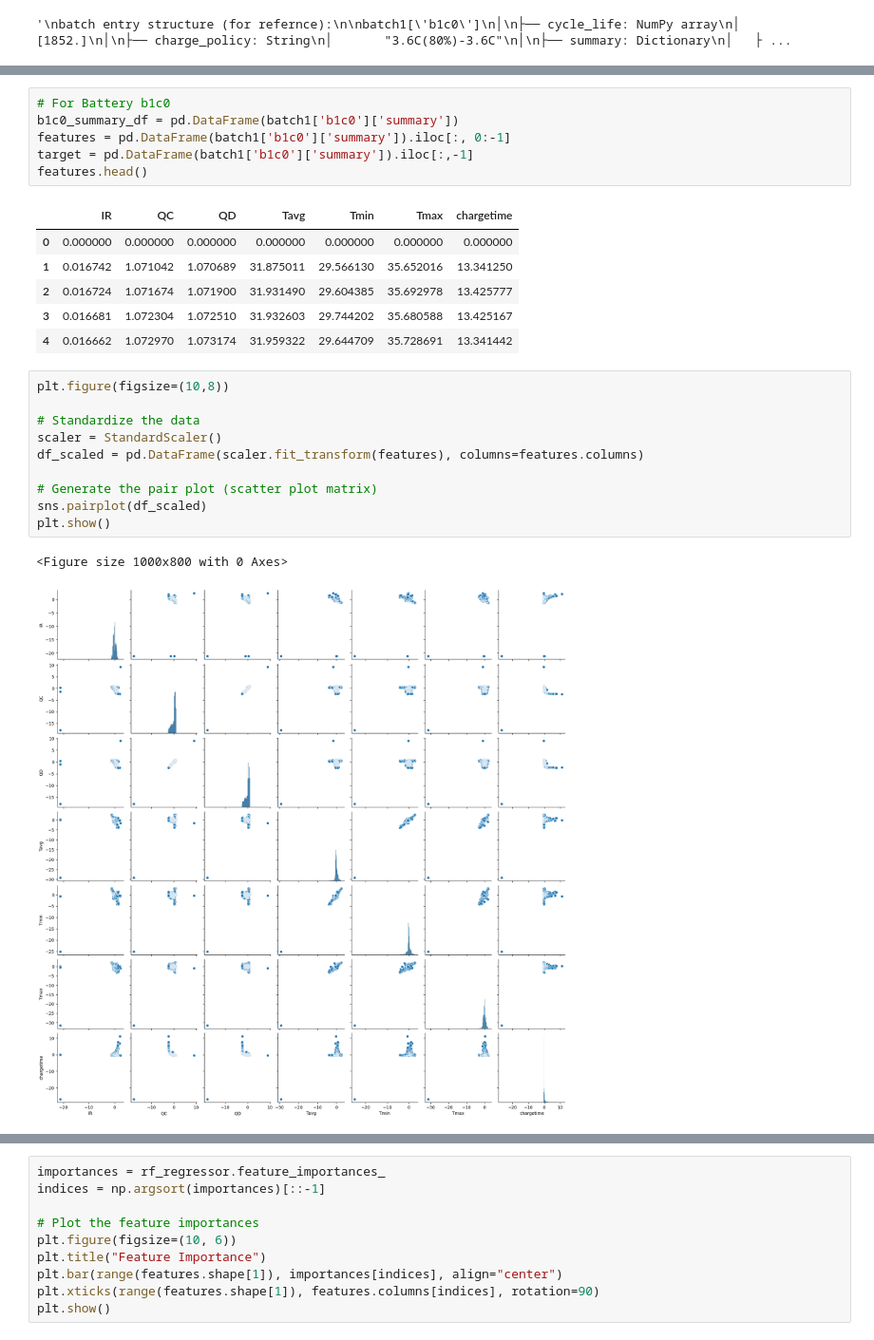
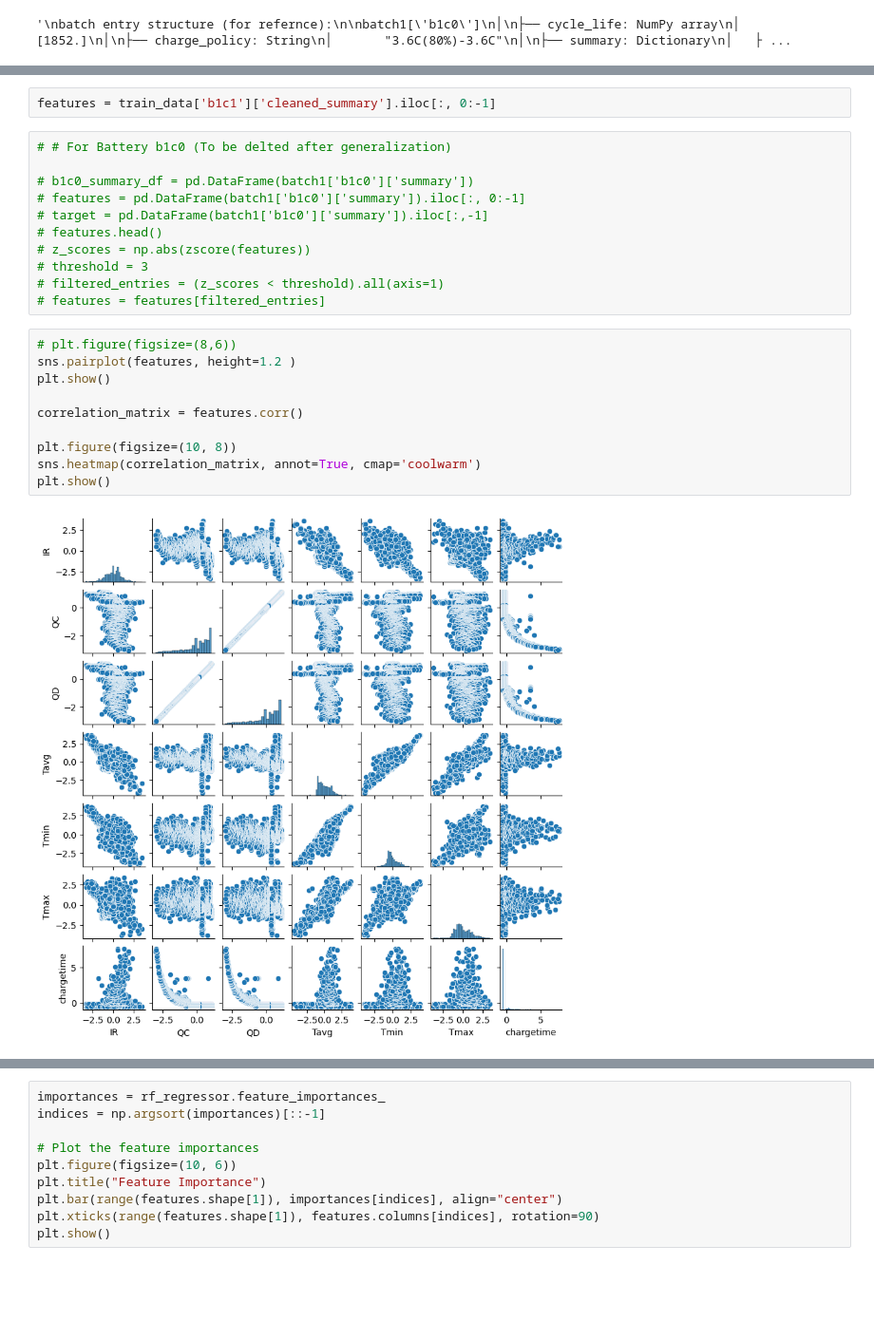
Before and after one commit to marif5/dd_battery_mdl, a Jupyter notebook: Load Data_update.ipynb, the cells around one changed output, grey strips where cells are left out. Shown at 95% size. Drawn from its saved outputs; the diff is of its cells as text; blank space fills up the shorter version.

```diff
--- a/Load Data_update.ipynb
+++ b/Load Data_update.ipynb
@@ -213,26 +210,25 @@ plt.show()
+# %%
+features = train_data['b1c1']['cleaned_summary'].iloc[:, 0:-1]
 # %%
-# For Battery b1c0
-b1c0_summary_df = pd.DataFrame(batch1['b1c0']['summary'])
-features = pd.DataFrame(batch1['b1c0']['summary']).iloc[:, 0:-1]
-target = pd.DataFrame(batch1['b1c0']['summary']).iloc[:,-1]
-features.head()
+# # For Battery b1c0 (To be delted after generalization)
+
+# b1c0_summary_df = pd.DataFrame(batch1['b1c0']['summary'])
+# features = pd.DataFrame(batch1['b1c0']['summary']).iloc[:, 0:-1]
+# target = pd.DataFrame(batch1['b1c0']['summary']).iloc[:,-1]
+# features.head()
+# z_scores = np.abs(zscore(features))
+# threshold = 3
+# filtered_entries = (z_scores < threshold).all(axis=1)
+# features = features[filtered_entries]
-# %% [output]
-|  | IR | QC | QD | Tavg | Tmin | Tmax | chargetime |
-| 0 | 0.000000 | 0.000000 | 0.000000 | 0.000000 | 0.000000 | 0.000000 | 0.000000 |
-| 1 | 0.016742 | 1.071042 | 1.070689 | 31.875011 | 29.566130 | 35.652016 | 13.341250 |
-| 2 | 0.016724 | 1.071674 | 1.071900 | 31.931490 | 29.604385 | 35.692978 | 13.425777 |
-| 3 | 0.016681 | 1.072304 | 1.072510 | 31.932603 | 29.744202 | 35.680588 | 13.425167 |
-| 4 | 0.016662 | 1.072970 | 1.073174 | 31.959322 | 29.644709 | 35.728691 | 13.341442 |
-# %%
-plt.figure(figsize=(10,8))
-
-# Standardize the data
-scaler = StandardScaler()
-df_scaled = pd.DataFrame(scaler.fit_transform(features), columns=features.columns)
-
-# Generate the pair plot (scatter plot matrix)
-sns.pairplot(df_scaled)
-plt.show()
-# %% [output]
-<Figure size 1000x800 with 0 Axes>
-[figure, removed]
+# %%
+# plt.figure(figsize=(8,6))
+sns.pairplot(features, height=1.2 )
+plt.show()
+
+correlation_matrix = features.corr()
+
+plt.figure(figsize=(10, 8))
+sns.heatmap(correlation_matrix, annot=True, cmap='coolwarm')
+plt.show()
+# %% [output]
+[figure, added]
```
Also changed, not shown: parts of 41 cells of this notebook, 4 other files.
